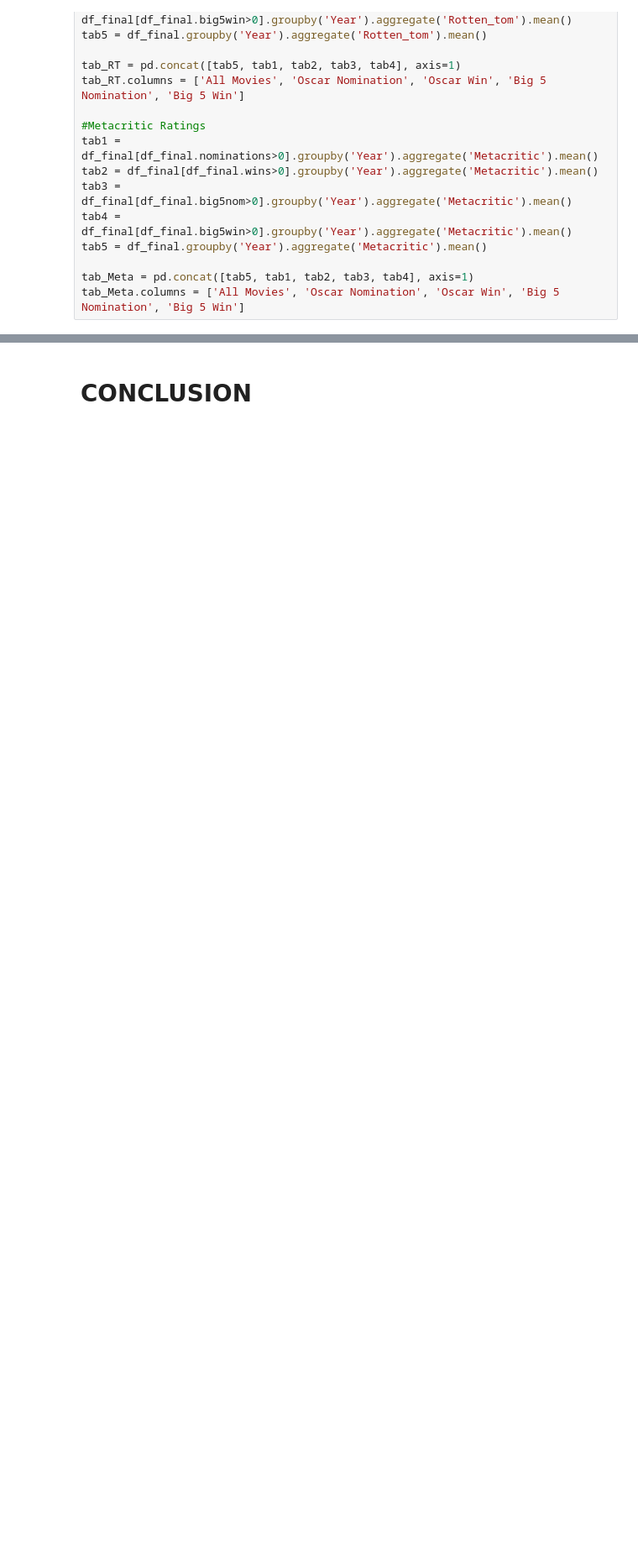
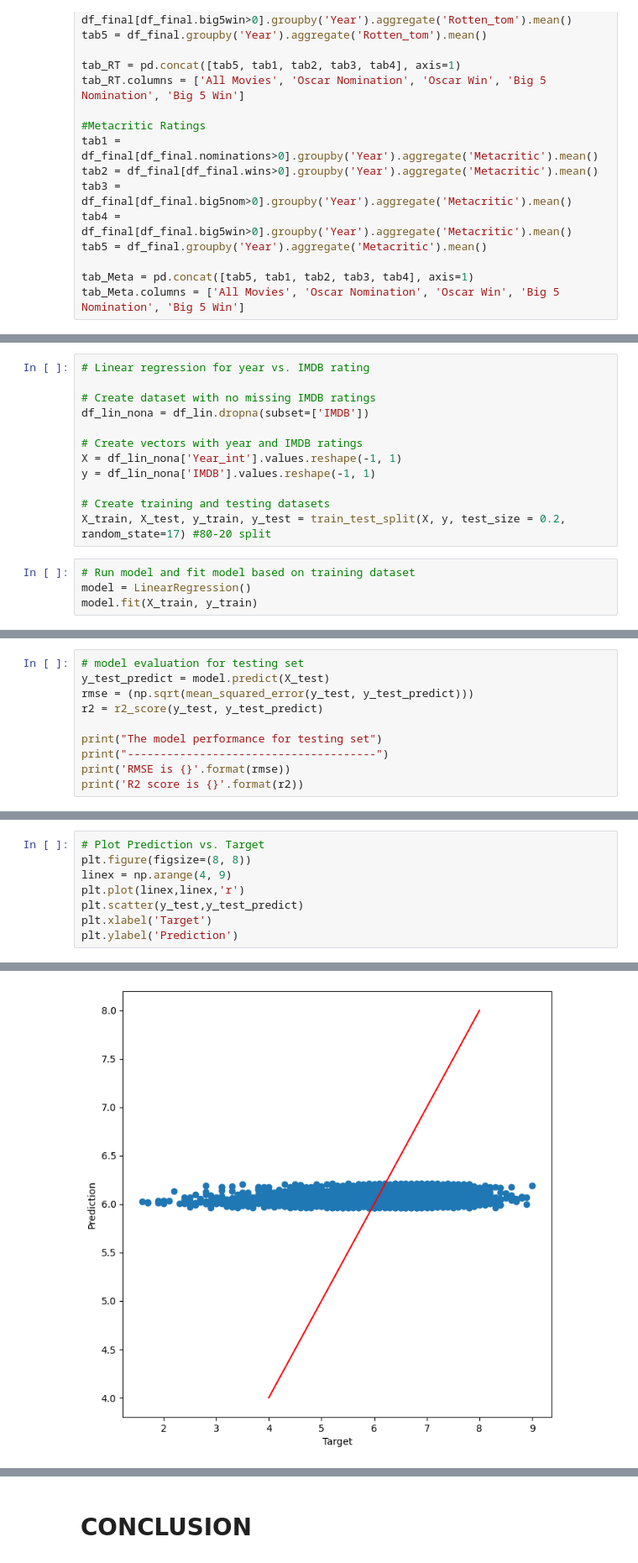
Before and after one commit to tsnow2010/DATA601, a Jupyter notebook: DATA601_Project1/main.ipynb, the cells around one changed output, grey strips where cells are left out. Shown at 84% size. Saved outputs shown, nothing was run; the diff lists cells and outputs as text; blank space fills up the shorter version.

```diff
--- a/DATA601_Project1/main.ipynb
+++ b/DATA601_Project1/main.ipynb
@@ -1288,0 +1271,16 @@ tab
+# %%
+# Linear regression for year vs. IMDB rating
+
+# Create dataset with no missing IMDB ratings
+df_lin_nona = df_lin.dropna(subset=['IMDB'])
+
+# Create vectors with year and IMDB ratings
+X = df_lin_nona['Year_int'].values.reshape(-1, 1)
+y = df_lin_nona['IMDB'].values.reshape(-1, 1)
+
+# Create training and testing datasets
+X_train, X_test, y_train, y_test = train_test_split(X, y, test_size = 0.2, random_state=17) #80-20 split
+# %%
+# Run model and fit model based on training dataset
+model = LinearRegression()
+model.fit(X_train, y_train)
@@ -1288,0 +1306,10 @@ tab
+# %%
+# model evaluation for testing set
+y_test_predict = model.predict(X_test)
+rmse = (np.sqrt(mean_squared_error(y_test, y_test_predict)))
+r2 = r2_score(y_test, y_test_predict)
+
+print("The model performance for testing set")
+print("--------------------------------------")
+print('RMSE is {}'.format(rmse))
+print('R2 score is {}'.format(r2))
@@ -1288,0 +1321,9 @@ tab
+# %%
+# Plot Prediction vs. Target
+plt.figure(figsize=(8, 8))
+linex = np.arange(4, 9)
+plt.plot(linex,linex,'r')
+plt.scatter(y_test,y_test_predict)
+plt.xlabel('Target')
+plt.ylabel('Prediction')
+# %% [output]
@@ -1288,0 +1331 @@ tab
+[figure, added]
```
Also changed, not shown: parts of 41 cells of this notebook.
